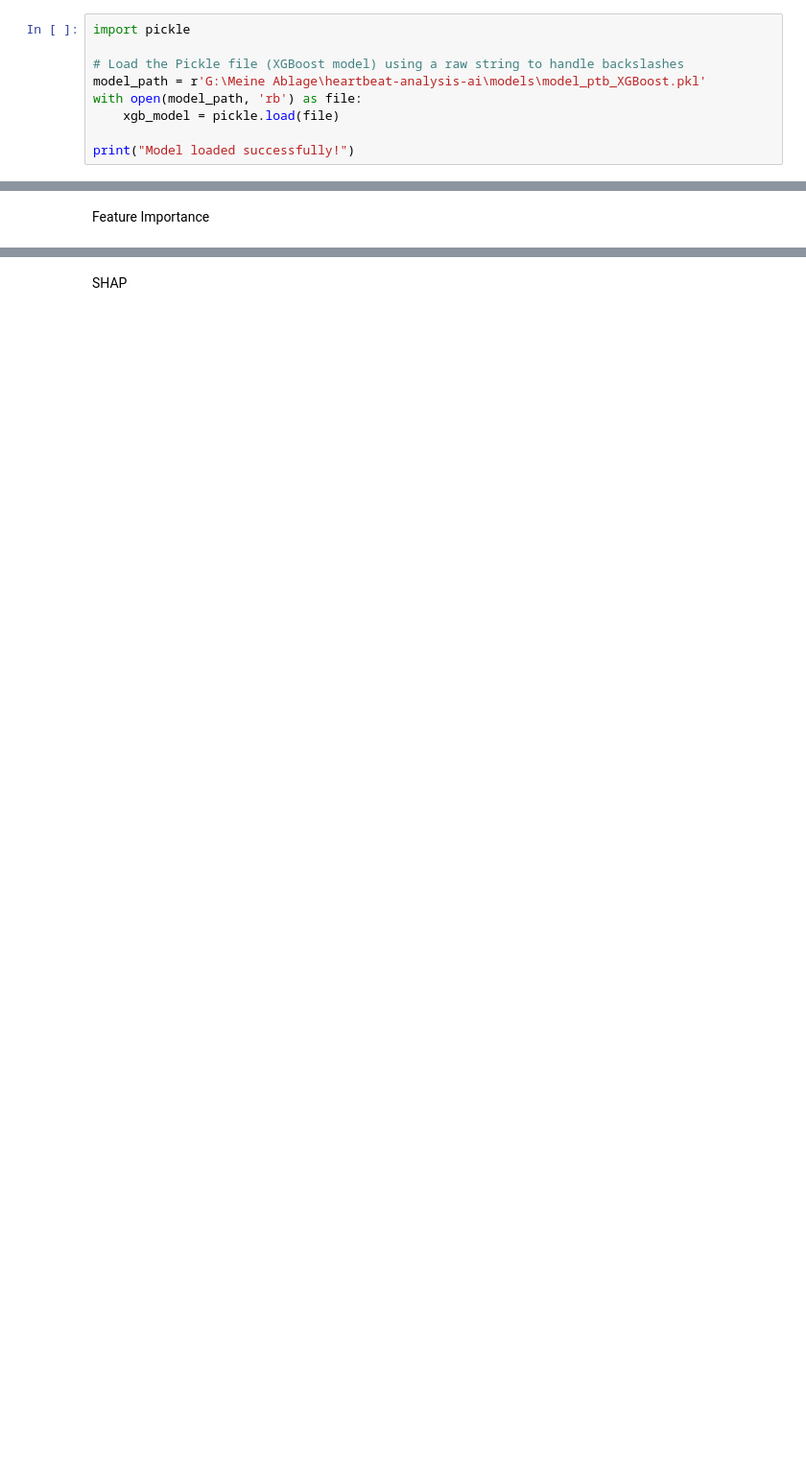
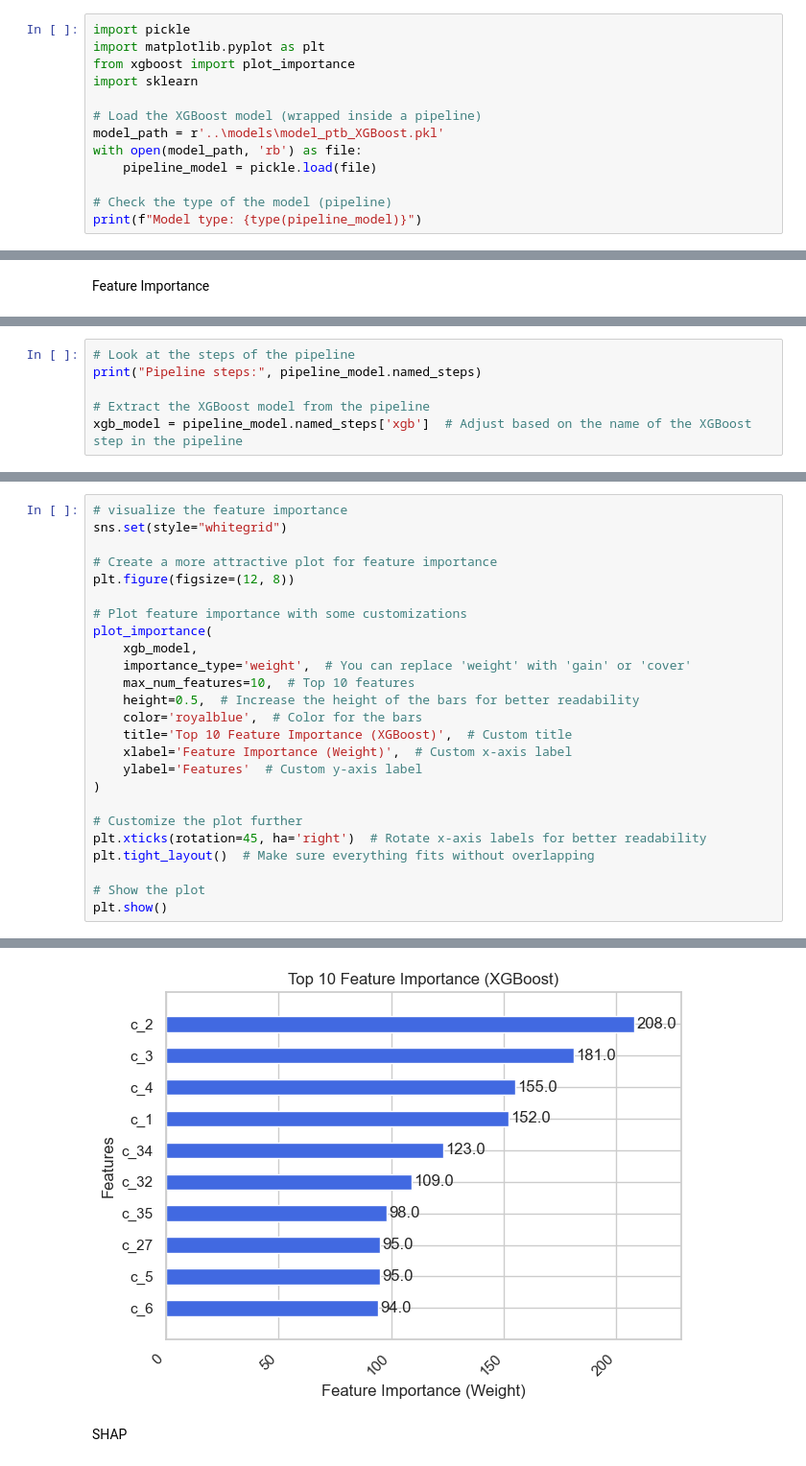
Before and after one commit to Ping-YUAN/heartbeat-analysis-ai, a Jupyter notebook: notebooks/explanation_global_local_ptb.ipynb, the cells around one changed output, grey strips where cells are left out. Shown at 96% size. Saved outputs shown, nothing was run; the diff lists cells and outputs as text; blank space fills up the shorter version.

Commit message:
Adjusted MIT nb  + explanation nb on ptb

```diff
--- a/notebooks/explanation_global_local_ptb.ipynb
+++ b/notebooks/explanation_global_local_ptb.ipynb
@@ -140,11 +134,15 @@ y_test = ptbdb_test['target']
 load models
 # %%
 import pickle
+import matplotlib.pyplot as plt
+from xgboost import plot_importance
+import sklearn
 
-# Load the Pickle file (XGBoost model) using a raw string to handle backslashes
-model_path = r'G:\Meine Ablage\heartbeat-analysis-ai\models\model_ptb_XGBoost.pkl'
+# Load the XGBoost model (wrapped inside a pipeline)
+model_path = r'..\models\model_ptb_XGBoost.pkl'
 with open(model_path, 'rb') as file:
-    xgb_model = pickle.load(file)
+    pipeline_model = pickle.load(file)
 
-print("Model loaded successfully!")
+# Check the type of the model (pipeline)
+print(f"Model type: {type(pipeline_model)}")
 # %% [output]
@@ -175,0 +152,6 @@ ValueError: tree must be Booster, XGBModel or dict instance
+# %%
+# Look at the steps of the pipeline
+print("Pipeline steps:", pipeline_model.named_steps)
+
+# Extract the XGBoost model from the pipeline
+xgb_model = pipeline_model.named_steps['xgb']  # Adjust based on the name of the XGBoost step in the pipeline
@@ -175,0 +170,26 @@ ValueError: tree must be Booster, XGBModel or dict instance
+# %%
+# visualize the feature importance
+sns.set(style="whitegrid")
+
+# Create a more attractive plot for feature importance
+plt.figure(figsize=(12, 8))
+
+# Plot feature importance with some customizations
+plot_importance(
+    xgb_model,
+    importance_type='weight',  # You can replace 'weight' with 'gain' or 'cover'
+    max_num_features=10,  # Top 10 features
+    height=0.5,  # Increase the height of the bars for better readability
+    color='royalblue',  # Color for the bars
+    title='Top 10 Feature Importance (XGBoost)',  # Custom title
+    xlabel='Feature Importance (Weight)',  # Custom x-axis label
+    ylabel='Features'  # Custom y-axis label
+)
+
+# Customize the plot further
+plt.xticks(rotation=45, ha='right')  # Rotate x-axis labels for better readability
+plt.tight_layout()  # Make sure everything fits without overlapping
+
+# Show the plot
+plt.show()
+# %% [output]
@@ -176,2 +197,3 @@ ValueError: tree must be Booster, XGBModel or dict instance
+[figure, added]
 # %% [markdown]
 SHAP
```
Also changed, not shown: parts of 18 cells of this notebook.
